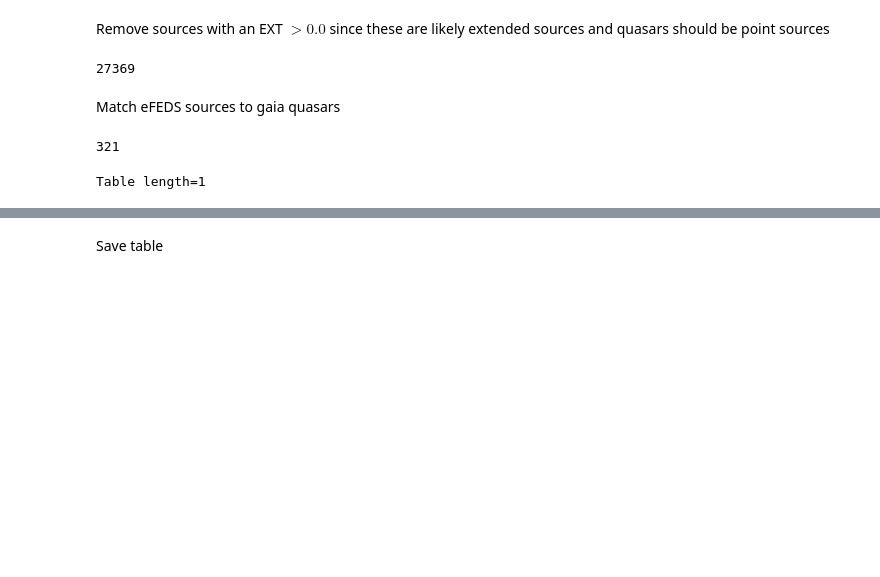
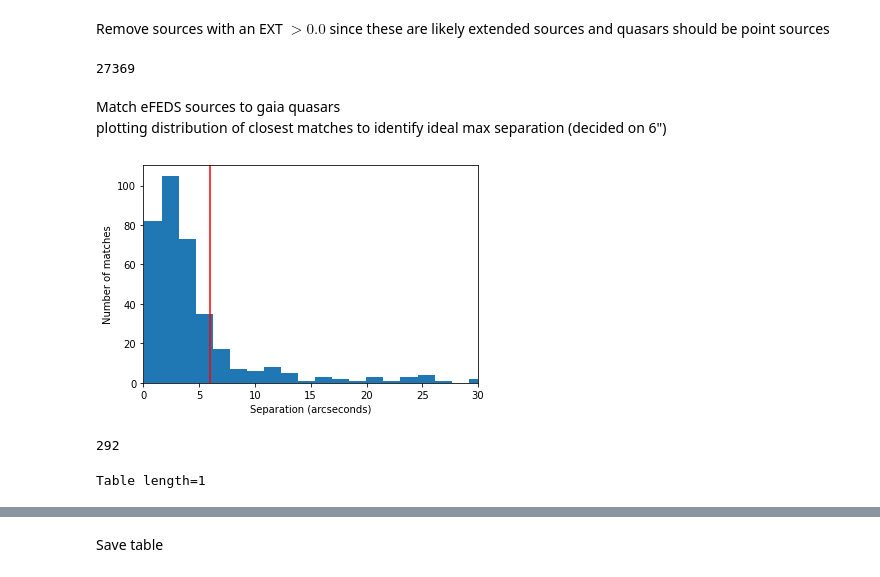
Before and after one commit to TobyWallage/Gaia_vs_eFEDS, a Jupyter notebook: Filter_Tables.ipynb, the cells around one changed output, grey strips where cells are left out. Drawn from its saved outputs; the diff is of its cells as text; code cells hidden in the pictures; blank space fills up the shorter version.

```diff
--- a/Filter_Tables.ipynb
+++ b/Filter_Tables.ipynb
@@ -165,24 +165,33 @@ print(len(eFEDS_main))
 # %% [output]
 27369
 # %% [markdown]
-Match eFEDS sources to gaia quasars
+Match eFEDS sources to gaia quasars<br>
+plotting distribution of closest matches to identify ideal max separation (decided on 6")
 # %%
-max_separation = 10*u.arcsec
+max_separation = 6*u.arcsec
 quasar_coords = SkyCoord(ra=eFEDS_gaia_match['source_ra']*u.degree, dec=eFEDS_gaia_match['source_dec']*u.degree)
 eFEDS_coords = SkyCoord(ra=eFEDS_main['RA_CORR']*u.degree, dec=eFEDS_main['DEC_CORR']*u.degree)
 idx, d2d, d3d = quasar_coords.match_to_catalog_sky(eFEDS_coords)
+
+plt.hist(d2d.arcsec, bins=300)
+plt.axvline(max_separation.value, c='r')
+plt.xlim(0,30)
+plt.xlabel('Separation (arcseconds)')
+plt.ylabel('Number of matches')
+plt.show()
 
 print(np.count_nonzero(d2d<max_separation))
 
 eFEDS_gaia_match = eFEDS_gaia_match[d2d<max_separation]
 eFEDS_main_match = eFEDS_main[idx[d2d<max_separation]]
 
 for col in eFEDS_main_match.colnames:
     eFEDS_gaia_match.add_column(eFEDS_main_match[col], name= col)
 
 eFEDS_gaia_match[eFEDS_gaia_match['Cluster_ID_SRC']==569]
 # %% [output]
+[figure, added]
-321
+292
 Table length=1
 | Cluster_ID | Cluster_ID_SRC | Cluster_RA | Cluster_DEC | Cluster_z | source_id | source_ra | source_dec | ... |
 | bytes32 | int32 | float32 | float32 | float32 | bytes32 | float32 | float32 | ... |
```
Also changed, not shown: parts of 2 cells of this notebook, 1 other file.
